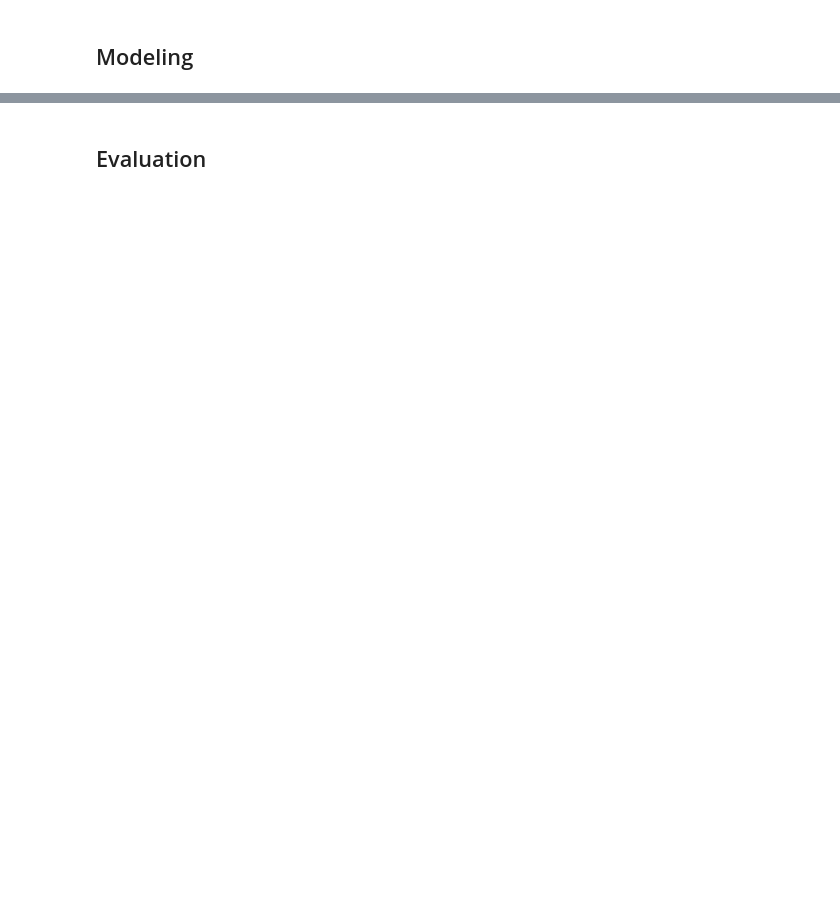
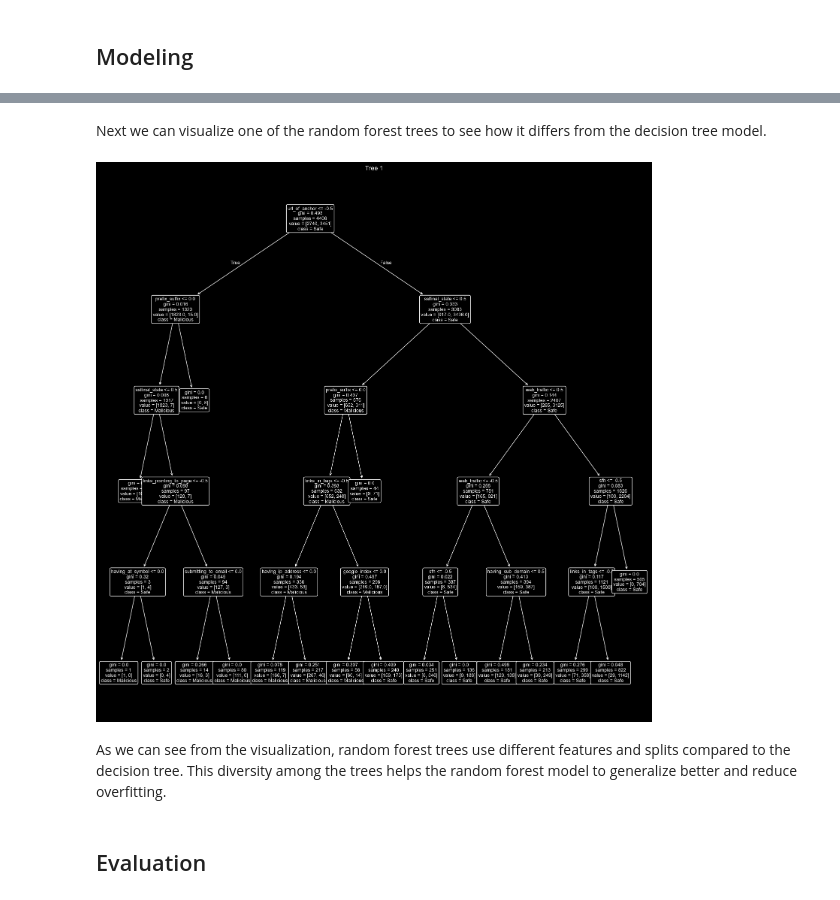
Before and after one commit to TheZink/MLL, a Jupyter notebook: Documents/DecisionTreesRandomForests/decision_trees_random_forests.ipynb, the cells around one changed output, grey strips where cells are left out. Saved outputs shown, nothing was run; the diff lists cells and outputs as text; code cells hidden in the pictures; blank space fills up the shorter version.

```diff
--- a/Documents/DecisionTreesRandomForests/decision_trees_random_forests.ipynb
+++ b/Documents/DecisionTreesRandomForests/decision_trees_random_forests.ipynb
@@ -118,2 +181,26 @@ plt.show()
+# %% [markdown]
+Next we can visualize one of the random forest trees to see how it differs from the decision tree model.
+# %%
+n_trees_to_plot = 1
+
+plt.figure(figsize=(15, 15))
+
+for i in range(n_trees_to_plot):
+    plt.subplot(1, n_trees_to_plot, i + 1)  # Setting up subplots (1 row, n_trees_to_plot columns)
+    plot_tree(
+        RandomForestModel.estimators_[i],
+        fontsize=9,
+        feature_names=X.columns,
+        class_names=['Malicious', 'Safe'],
+        rounded=True
+    )
+    plt.title(f'Tree {i + 1}')
+
+plt.tight_layout()
+plt.show()
+# %% [output]
+[figure, added]
+# %% [markdown]
+As we can see from the visualization, random forest trees use different features and splits compared to the decision tree. This diversity among the trees helps the random forest model to generalize better and reduce overfitting.
 # %% [markdown]
 ## Evaluation
```
Also changed, not shown: parts of 16 cells of this notebook, 1 other file.
